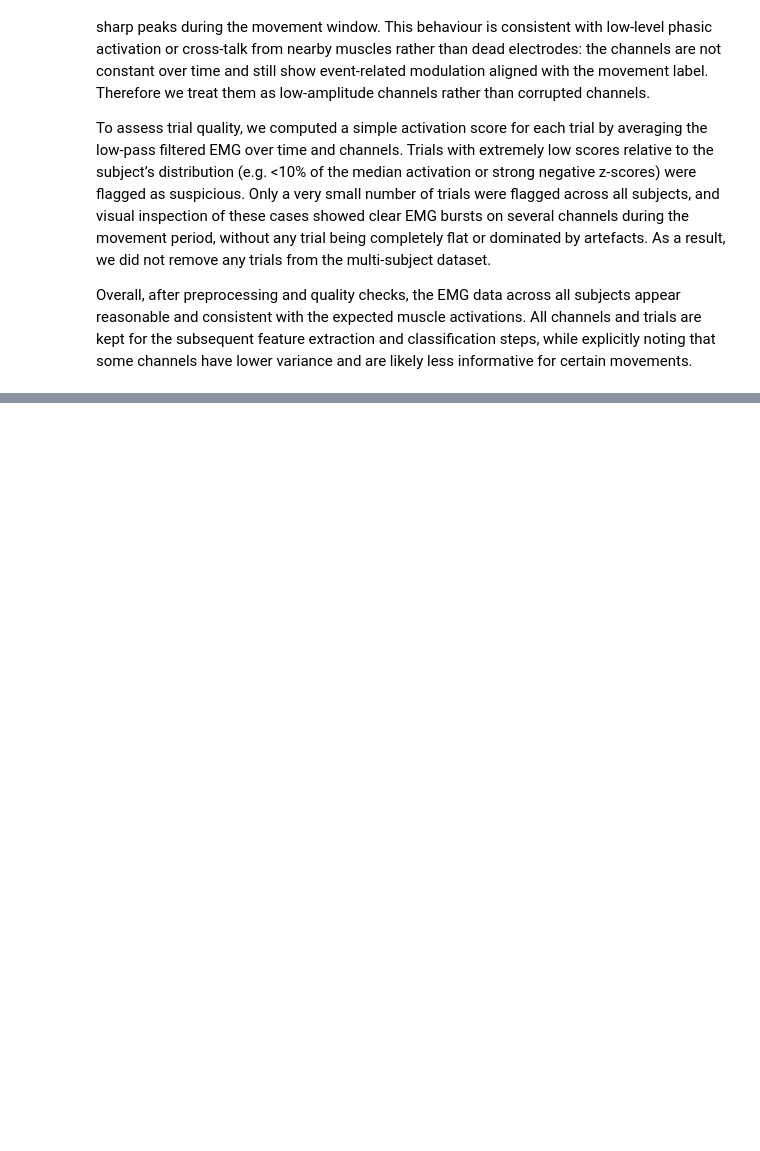
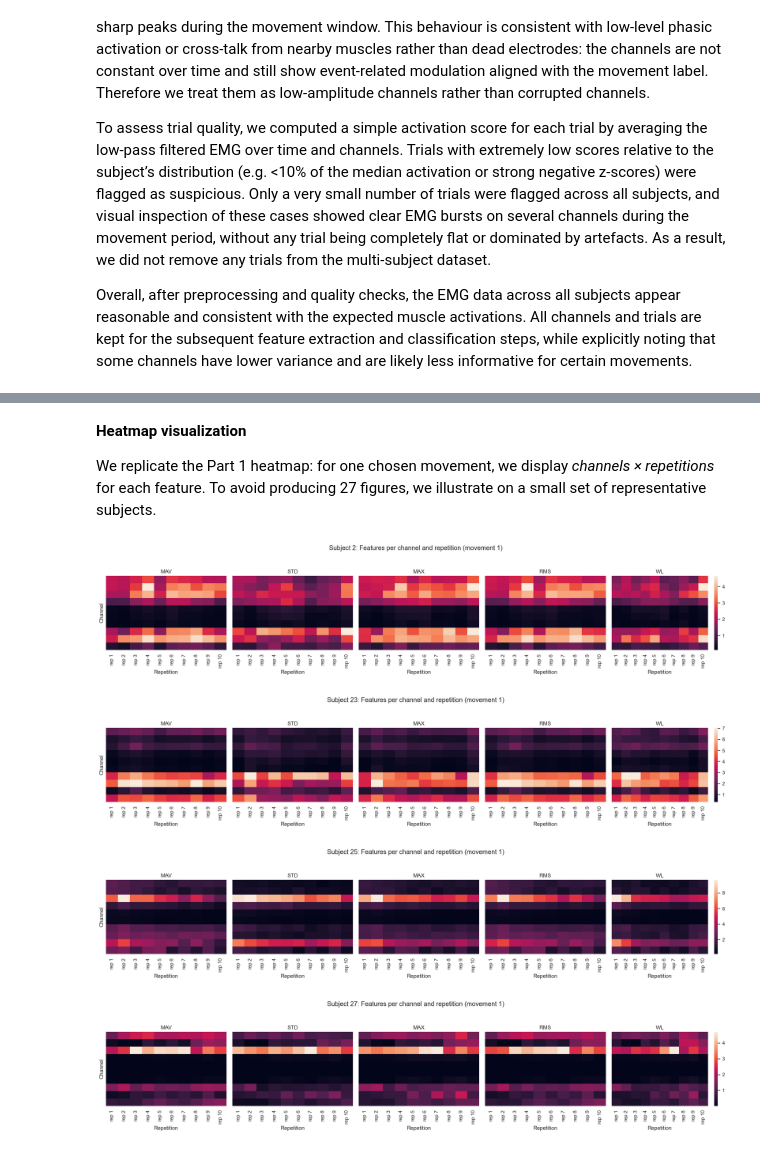
Before and after one commit to EliesAMilliti/NSSP_P2, a Jupyter notebook: part2.ipynb, the cells around one changed output, grey strips where cells are left out. Drawn from its saved outputs; the diff is of its cells as text; code cells hidden in the pictures; blank space fills up the shorter version.

Commit message:
Part2

```diff
--- a/part2.ipynb
+++ b/part2.ipynb
@@ -145,0 +248,56 @@ Overall, after preprocessing and quality checks, the EMG data across all subject
+# %% [markdown]
+**Heatmap visualization**
+
+We replicate the Part 1 heatmap: for one chosen movement, we display *channels × repetitions* for each feature. To avoid producing 27 figures, we illustrate on a small set of representative subjects.
+# %%
+
+movement_to_plot = 1
+subjects_to_plot = [2, 23, 25, 27]  # can be modified
+
+for sid in subjects_to_plot:
+    X_trials = subjects_trials[sid]["X_trials"]
+    y_trials = subjects_trials[sid]["y_trials"]
+    trial_reps = subjects_trials[sid]["trial_reps"]
+
+    mask_movement = (y_trials == movement_to_plot)
+    reps_movement = trial_reps[mask_movement]
+
+    # Sort trials by repetition index for nicer plotting
+    order = np.argsort(reps_movement)
+    reps_sorted = reps_movement[order]
+
+    n_features_total = len(feature_names)
+    n_rows, n_cols = 1, n_features_total
+
+    fig, axes = plt.subplots(n_rows, n_cols, figsize=(4 * n_cols, 4), sharex=True, sharey=True)
+    if n_features_total == 1:
+        axes = [axes]
+
+    for f_idx, fname in enumerate(feature_names):
+        ax = axes[f_idx]
+
+        feat_vals = get_feature_matrix_for_feature_index(X_trials, f_idx, n_channels)
+        feat_movement = feat_vals[mask_movement, :]
+        feat_movement = feat_movement[order, :]
+
+        sns.heatmap(
+            feat_movement.T,
+            ax=ax,
+            annot=False,
+            xticklabels=[f"rep {r}" for r in reps_sorted],
+            yticklabels=[f"ch {c+1}" for c in range(n_channels)] if f_idx == 0 else False,
+            cbar=(f_idx == n_features_total - 1),
+        )
+
+        ax.set_title(fname)
+        ax.set_xlabel("Repetition")
+        ax.set_ylabel("Channel" if f_idx == 0 else "")
+
+    plt.suptitle(f"Subject {sid}: Features per channel and repetition (movement {movement_to_plot})", y=1.05)
+    plt.tight_layout()
+    plt.show()
+# %% [output]
+[figure, added]
+[figure, added]
+[figure, added]
+[figure, added]
```
Also changed, not shown: parts of 28 cells of this notebook.
